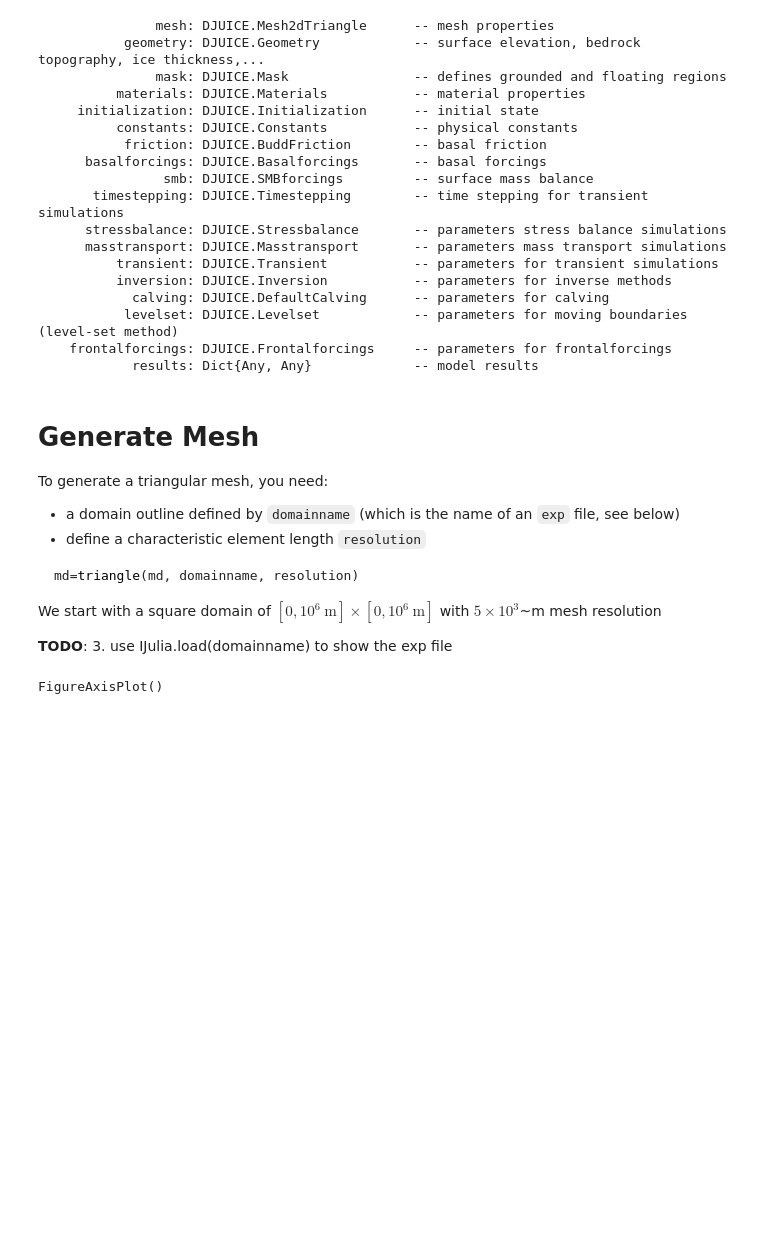
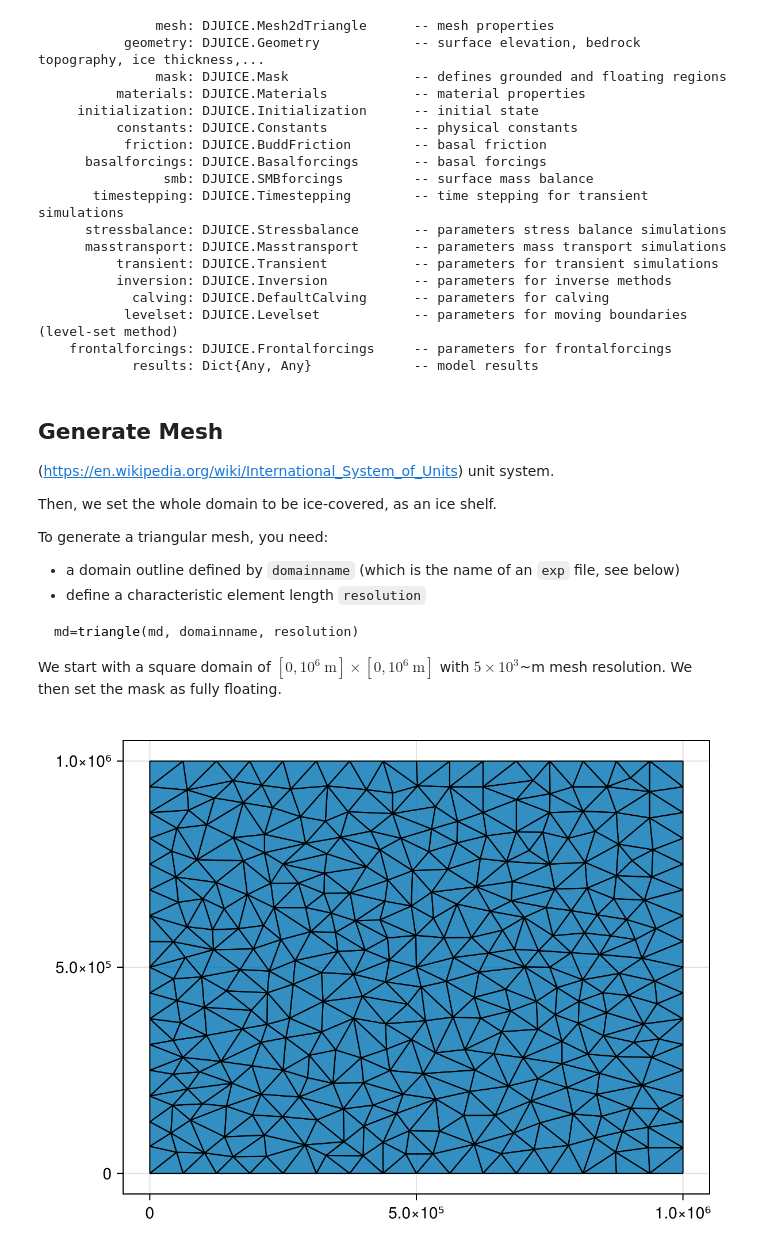
Before and after one commit to DJ4Earth/DJUICE.jl, a Jupyter notebook: examples/Tutorial_1_dJUICE_basic.ipynb, the cells around one changed output. Cells and saved outputs as stored; diff of their text form; code cells hidden in the pictures; blank space fills up the shorter version.

````diff
--- a/examples/Tutorial_1_dJUICE_basic.ipynb
+++ b/examples/Tutorial_1_dJUICE_basic.ipynb
@@ -28,7 +48,12 @@ Model:
     frontalforcings: DJUICE.Frontalforcings     -- parameters for frontalforcings
             results: Dict{Any, Any}             -- model results
 # %% [markdown]
-# Generate Mesh
+## Generate Mesh
+
+(https://en.wikipedia.org/wiki/International_System_of_Units) unit system.
+
+Then, we set the whole domain to be ice-covered, as an ice shelf.
+
 
 To generate a triangular mesh, you need:
 - a domain outline defined by `domainname` (which is the name of an `exp` file, see below)
@@ -37,17 +62,16 @@ To generate a triangular mesh, you need:
 md=triangle(md, domainname, resolution)
 ```
 
-We start with a square domain of $[0, 10^6~\text{m}]\times[0,10^6~\text{m}]$ with $5\times10^3$~m mesh resolution
-
-**TODO**:
-3. use IJulia.load(domainname) to show the exp file
+We start with a square domain of $[0, 10^6~\text{m}]\times[0,10^6~\text{m}]$ with $5\times10^3$~m mesh resolution. We then set the mask as fully floating.
 # %%
-# Currently, triangle uses ISSM version, we need to fix the bug in triangle, and use the julia version
-md1 = triangle(md,issmdir()*"/test/Exp/Square.exp",50000.)
+#Create a new mesh for a square domain, with a resolution of 50 km
+md = triangle(md, issmdir()*"/test/Exp/Square.exp", 50000.)
 
-# need to install GLMakie
-#using Makie
-fig = plotmodel(md, "mesh")
-#display(fig)
+#Set the mask as fully floating
+md = setmask(md,"all","")
+
+#Show mesh
+using CairoMakie
+plotmodel(md, "mesh")
 # %% [output]
-FigureAxisPlot()
+[figure, added]
````
Also changed, not shown: parts of 27 cells of this notebook, 2 other files.
